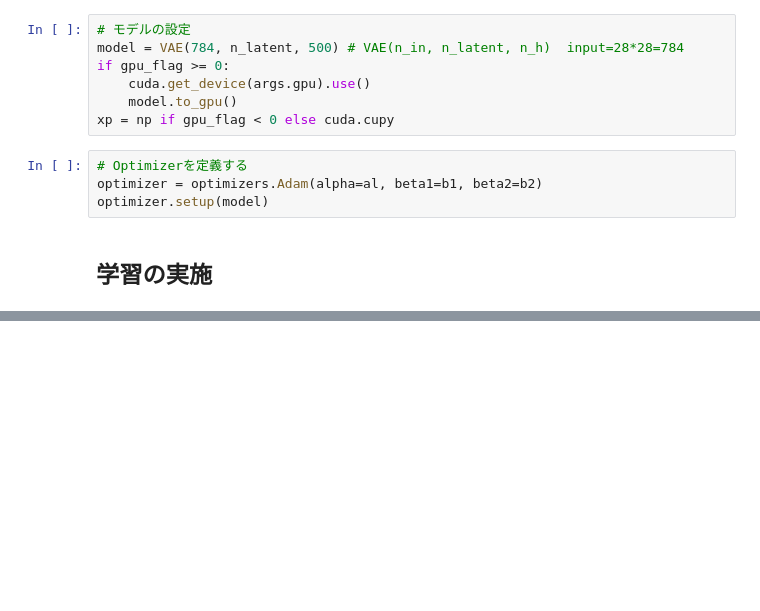
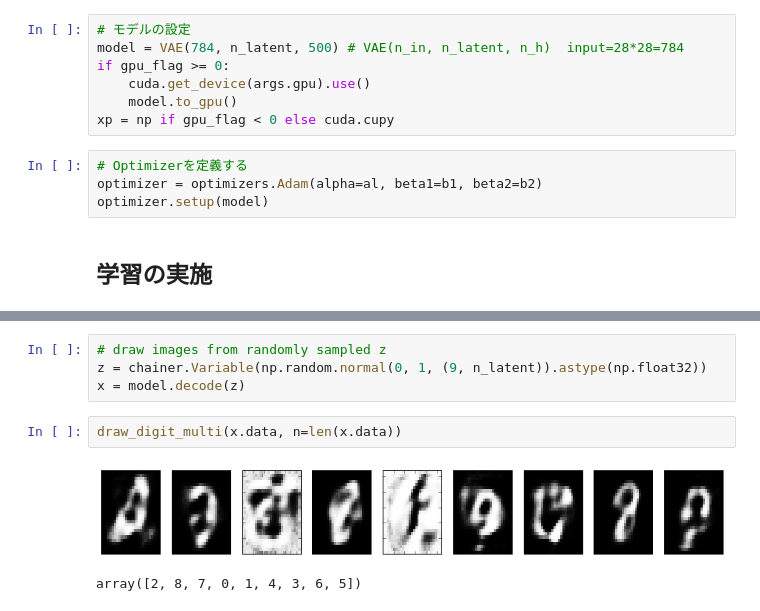
Before and after one commit to tok41/chainer-samples, a Jupyter notebook: chainer-AE/chainer_VAE.ipynb, the cells around one changed output, grey strips where cells are left out. Saved outputs shown, nothing was run; the diff lists cells and outputs as text; blank space fills up the shorter version.

```diff
--- a/chainer-AE/chainer_VAE.ipynb
+++ b/chainer-AE/chainer_VAE.ipynb
@@ -225,0 +238,9 @@ x_train[perm[0:0+10]].shape
+# %%
+# draw images from randomly sampled z
+z = chainer.Variable(np.random.normal(0, 1, (9, n_latent)).astype(np.float32))
+x = model.decode(z)
+# %%
+draw_digit_multi(x.data, n=len(x.data))
+# %% [output]
+[figure, added]
+array([2, 8, 7, 0, 1, 4, 3, 6, 5])
```
Also changed, not shown: parts of 7 cells of this notebook.
